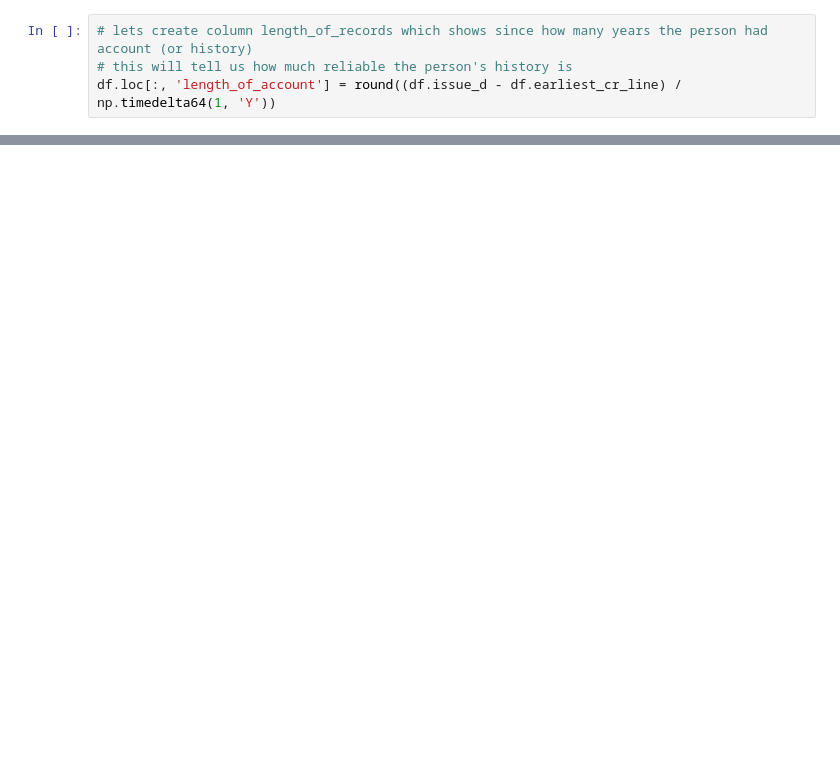
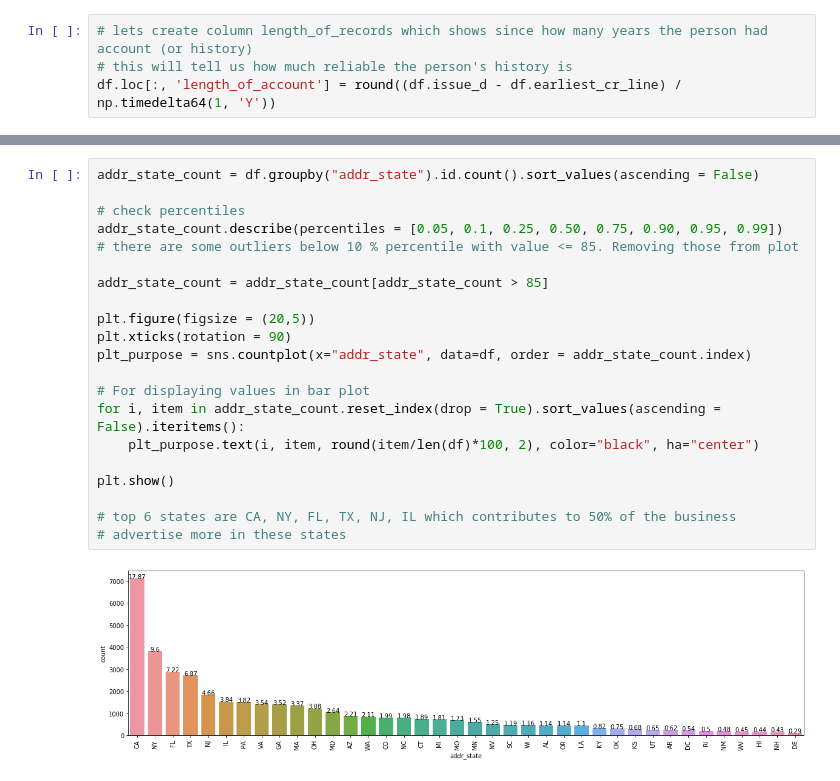
Before and after one commit to iamshivprasad/DataScience, a Jupyter notebook: Aditya_Bhave.ipynb, the cells around one changed output, grey strips where cells are left out. Cells and saved outputs as stored; diff of their text form; blank space fills up the shorter version.

```diff
--- a/Aditya_Bhave.ipynb
+++ b/Aditya_Bhave.ipynb
@@ -290,0 +253,23 @@ ValueError: Neither the `x` nor `y` variable appears to be numeric.
+# %%
+addr_state_count = df.groupby("addr_state").id.count().sort_values(ascending = False)
+
+# check percentiles
+addr_state_count.describe(percentiles = [0.05, 0.1, 0.25, 0.50, 0.75, 0.90, 0.95, 0.99])
+# there are some outliers below 10 % percentile with value <= 85. Removing those from plot
+
+addr_state_count = addr_state_count[addr_state_count > 85]
+
+plt.figure(figsize = (20,5))
+plt.xticks(rotation = 90)
+plt_purpose = sns.countplot(x="addr_state", data=df, order = addr_state_count.index)
+
+# For displaying values in bar plot
+for i, item in addr_state_count.reset_index(drop = True).sort_values(ascending = False).iteritems():
+    plt_purpose.text(i, item, round(item/len(df)*100, 2), color="black", ha="center")
+
+plt.show()
+
+# top 6 states are CA, NY, FL, TX, NJ, IL which contributes to 50% of the business
+# advertise more in these states
+# %% [output]
+[figure, added]
```
Also changed, not shown: parts of 17 cells of this notebook.
